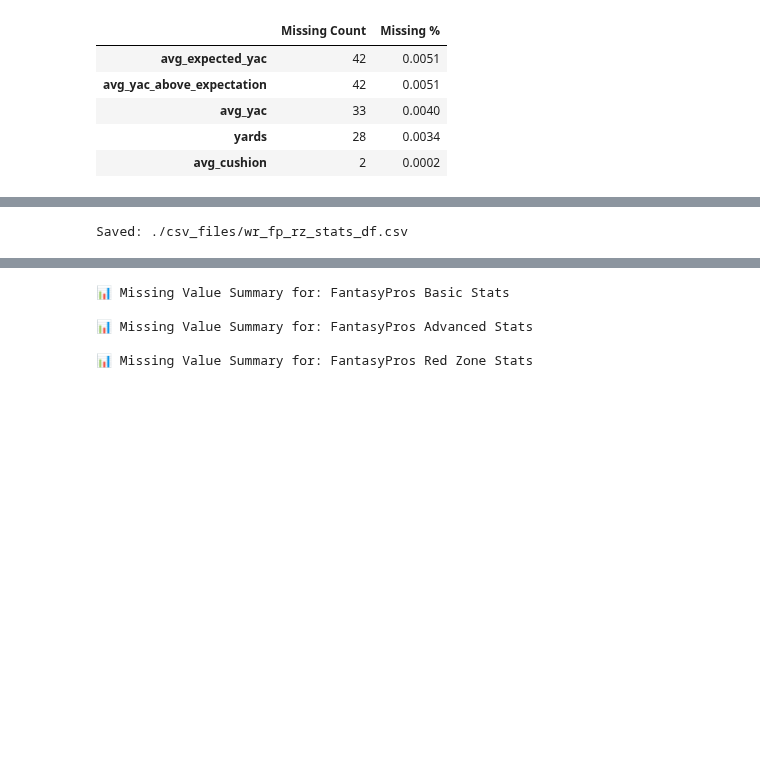
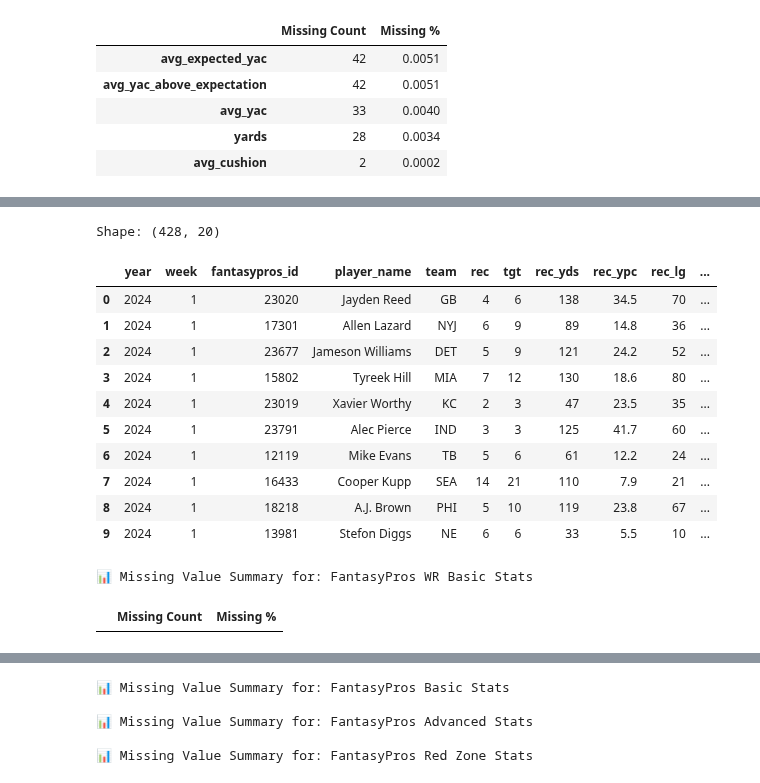
Before and after one commit to ARCtechmo/fanfav, a Jupyter notebook: wr_df_v2.ipynb, the cells around one changed output, grey strips where cells are left out. Cells and saved outputs as stored; diff of their text form; code cells hidden in the pictures; blank space fills up the shorter version.

```diff
--- a/wr_df_v2.ipynb
+++ b/wr_df_v2.ipynb
@@ -980,5 +416,8 @@ Shape of FantasyPros WR Red Zone Stats DataFrame: (1120, 22)
-# %%
-# csv file
-save_csv(wr_fp_rz_stats_df, "wr_fp_rz_stats_df")
-# %% [output]
-Saved: ./csv_files/wr_fp_rz_stats_df.csv
+# %%
+# scrape FantasyPros weekly WR basic stats
+
+wr_fp_basic_stats_columns = [
+    "rec", "tgt", "rec_yds", "rec_ypc", "rec_lg", "rec_20+", "rec_td",
+    "rush_att", "rush_yds", "rush_td",
+    "fum", "games", "fpts", "fpts_per_game", "rost_pct"
+]
@@ -984,0 +507,31 @@ Saved: ./csv_files/wr_fp_rz_stats_df.csv
+# %%
+# test scraping results
+# ** Do a visual test and use the LLM to assist with snapshots **
+
+# one year-week pair only
+year_week_pairs = [(2024, 1)]
+
+# output: a dataframe of WR basic stats
+wr_fp_basic_stats_df = wr_scrape_fp_basic_stats(year_week_pairs)
+fp_basic_errors = None  # placeholder for consistency
+
+print(f"Shape: {wr_fp_basic_stats_df.shape}")
+display(wr_fp_basic_stats_df.head(10))
+
+# null summary
+display(check_nulls(wr_fp_basic_stats_df, name="FantasyPros WR Basic Stats"))
+# %% [output]
+Shape: (428, 20)
+|  | year | week | fantasypros_id | player_name | team | rec | tgt | rec_yds | rec_ypc | rec_lg | ... |
+| 0 | 2024 | 1 | 23020 | Jayden Reed | GB | 4 | 6 | 138 | 34.5 | 70 | ... |
+| 1 | 2024 | 1 | 17301 | Allen Lazard | NYJ | 6 | 9 | 89 | 14.8 | 36 | ... |
+| 2 | 2024 | 1 | 23677 | Jameson Williams | DET | 5 | 9 | 121 | 24.2 | 52 | ... |
+| 3 | 2024 | 1 | 15802 | Tyreek Hill | MIA | 7 | 12 | 130 | 18.6 | 80 | ... |
+| 4 | 2024 | 1 | 23019 | Xavier Worthy | KC | 2 | 3 | 47 | 23.5 | 35 | ... |
+| 5 | 2024 | 1 | 23791 | Alec Pierce | IND | 3 | 3 | 125 | 41.7 | 60 | ... |
+| 6 | 2024 | 1 | 12119 | Mike Evans | TB | 5 | 6 | 61 | 12.2 | 24 | ... |
+| 7 | 2024 | 1 | 16433 | Cooper Kupp | SEA | 14 | 21 | 110 | 7.9 | 21 | ... |
+| 8 | 2024 | 1 | 18218 | A.J. Brown | PHI | 5 | 10 | 119 | 23.8 | 67 | ... |
+| 9 | 2024 | 1 | 13981 | Stefon Diggs | NE | 6 | 6 | 33 | 5.5 | 10 | ... |
+📊 Missing Value Summary for: FantasyPros WR Basic Stats
+|  | Missing Count | Missing % |
```
Also changed, not shown: parts of 91 cells of this notebook.
